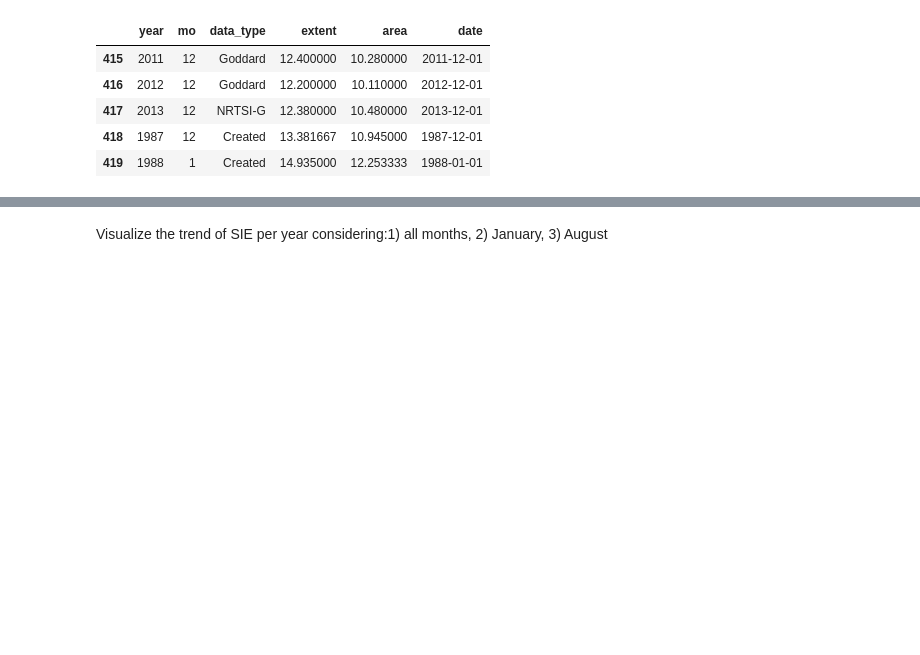
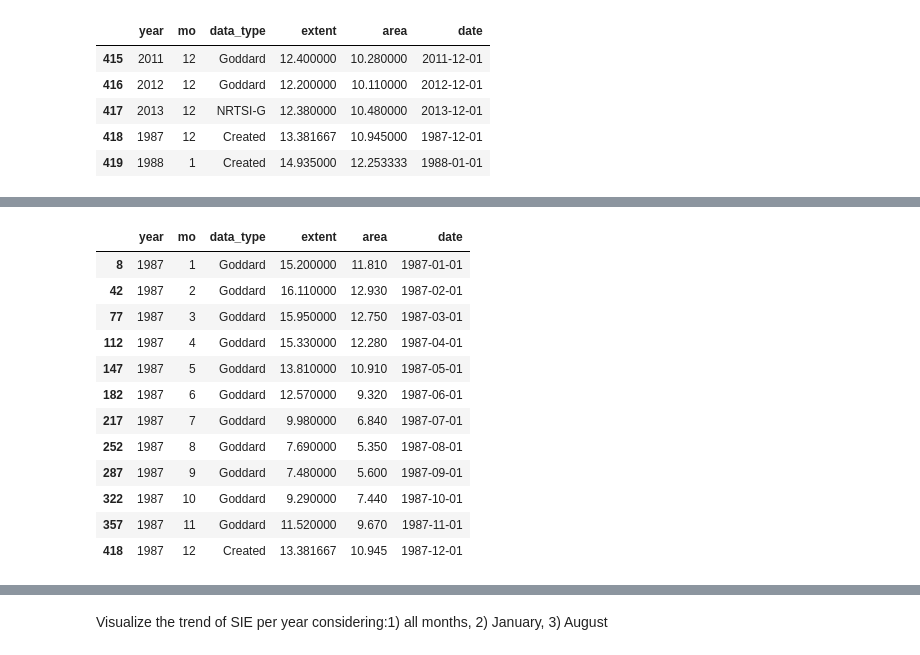
Before and after one commit to PedroCanoM/Idal_ia3, a Jupyter notebook: Sea_Ice_Extent.ipynb, the cells around one changed output, grey strips where cells are left out. Drawn from its saved outputs; the diff is of its cells as text; code cells hidden in the pictures; blank space fills up the shorter version.

```diff
--- a/Sea_Ice_Extent.ipynb
+++ b/Sea_Ice_Extent.ipynb
@@ -221,0 +238,16 @@ df1.tail()
+# %%
+df1[df1.year== 1987]
+# %% [output]
+|  | year | mo | data_type | extent | area | date |
+| 8 | 1987 | 1 | Goddard | 15.200000 | 11.810 | 1987-01-01 |
+| 42 | 1987 | 2 | Goddard | 16.110000 | 12.930 | 1987-02-01 |
+| 77 | 1987 | 3 | Goddard | 15.950000 | 12.750 | 1987-03-01 |
+| 112 | 1987 | 4 | Goddard | 15.330000 | 12.280 | 1987-04-01 |
+| 147 | 1987 | 5 | Goddard | 13.810000 | 10.910 | 1987-05-01 |
+| 182 | 1987 | 6 | Goddard | 12.570000 | 9.320 | 1987-06-01 |
+| 217 | 1987 | 7 | Goddard | 9.980000 | 6.840 | 1987-07-01 |
+| 252 | 1987 | 8 | Goddard | 7.690000 | 5.350 | 1987-08-01 |
+| 287 | 1987 | 9 | Goddard | 7.480000 | 5.600 | 1987-09-01 |
+| 322 | 1987 | 10 | Goddard | 9.290000 | 7.440 | 1987-10-01 |
+| 357 | 1987 | 11 | Goddard | 11.520000 | 9.670 | 1987-11-01 |
+| 418 | 1987 | 12 | Created | 13.381667 | 10.945 | 1987-12-01 |
```
Also changed, not shown: parts of 2 cells of this notebook.
